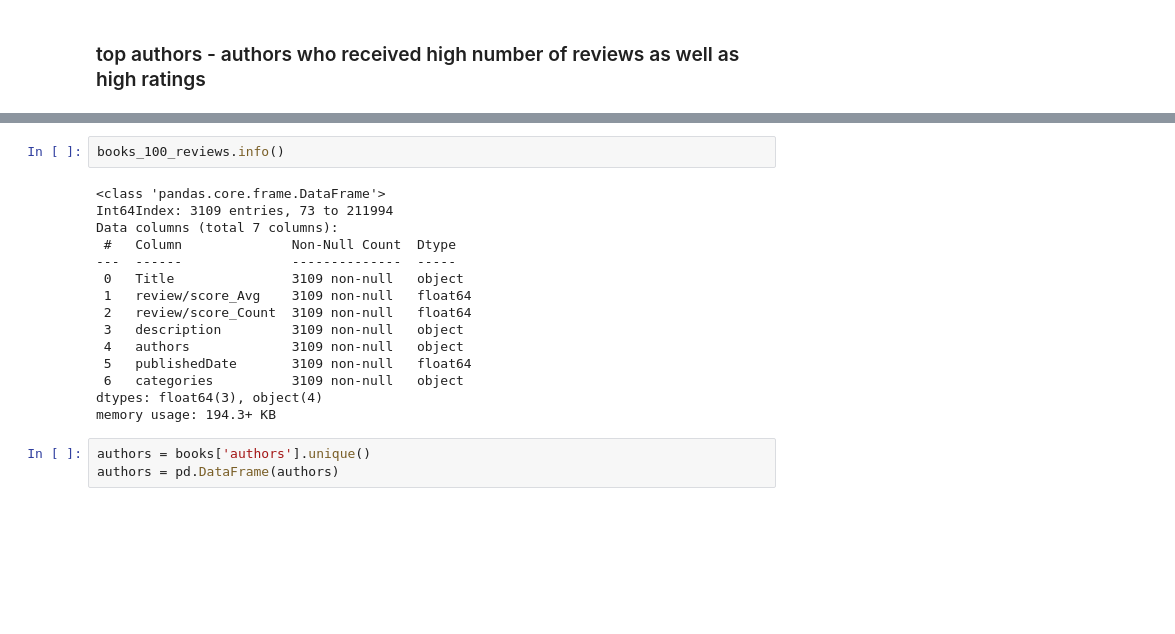
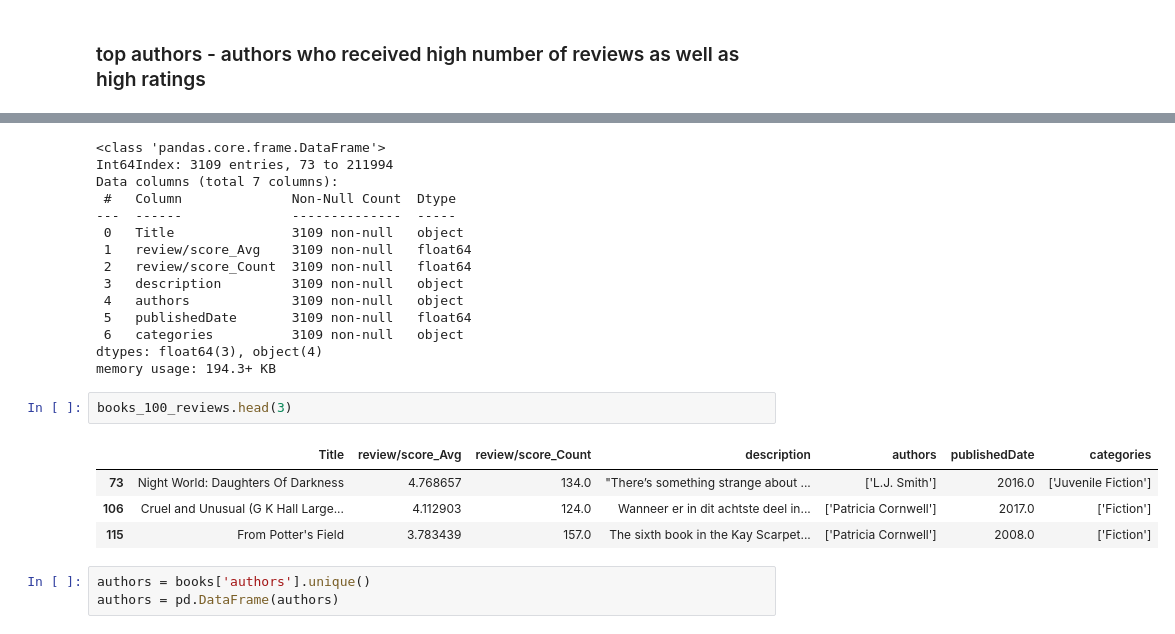
Before and after one commit to meskeremg/FinalCapstone, a Jupyter notebook: Step 2 NLP Book Recommendation - Exploratory Data Analysis - Meskerem Goshime.ipynb, the cells around one changed output, grey strips where cells are left out. Cells and saved outputs as stored; diff of their text form; blank space fills up the shorter version.

```diff
--- a/Step 2 NLP Book Recommendation - Exploratory Data Analysis - Meskerem Goshime.ipynb
+++ b/Step 2 NLP Book Recommendation - Exploratory Data Analysis - Meskerem Goshime.ipynb
@@ -174,5 +187,4 @@ books_100_reviews = books[books['review/score_Count'] > 100]
 # %%
-books_100_reviews.info()
 # %% [output]
 <class 'pandas.core.frame.DataFrame'>
 Int64Index: 3109 entries, 73 to 211994
@@ -188,6 +200,13 @@ Data columns (total 7 columns):
  6   categories          3109 non-null   object
 dtypes: float64(3), object(4)
 memory usage: 194.3+ KB
+# %%
+books_100_reviews.head(3)
+# %% [output]
+|  | Title | review/score_Avg | review/score_Count | description | authors | publishedDate | categories |
+| 73 | Night World: Daughters Of Darkness | 4.768657 | 134.0 | "There’s something strange about ... | ['L.J. Smith'] | 2016.0 | ['Juvenile Fiction'] |
+| 106 | Cruel and Unusual (G K Hall Large... | 4.112903 | 124.0 | Wanneer er in dit achtste deel in... | ['Patricia Cornwell'] | 2017.0 | ['Fiction'] |
+| 115 | From Potter's Field | 3.783439 | 157.0 | The sixth book in the Kay Scarpet... | ['Patricia Cornwell'] | 2008.0 | ['Fiction'] |
 # %%
 authors = books['authors'].unique()
 authors = pd.DataFrame(authors)
```
Also changed, not shown: parts of 9 cells of this notebook, 1 other file.
